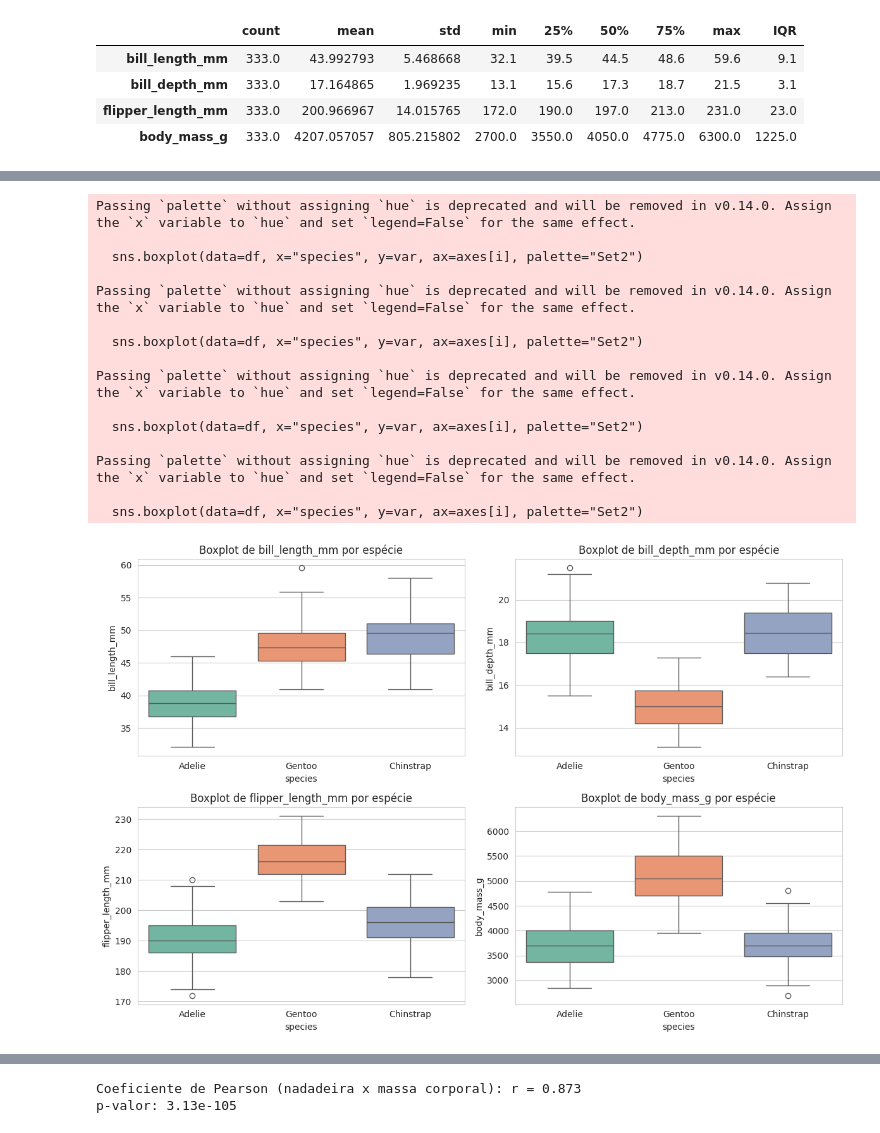
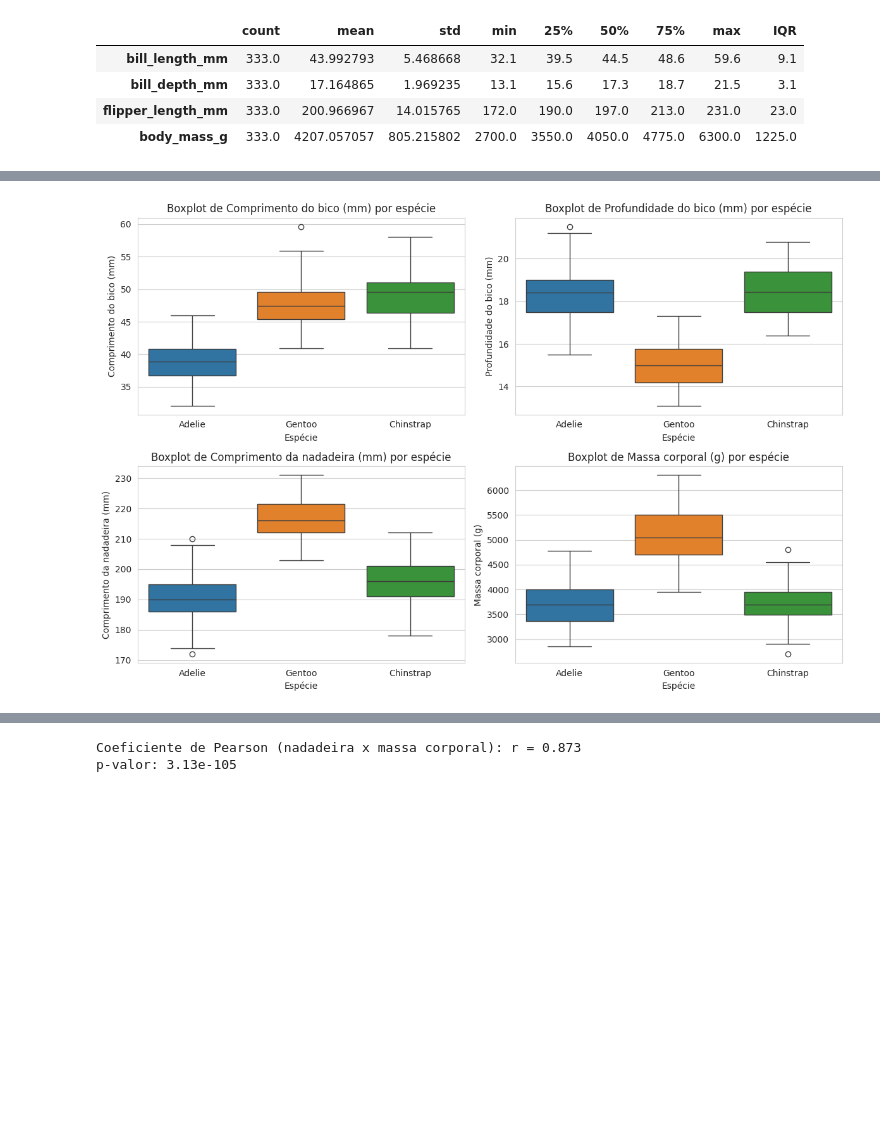
Before and after one commit to babiologa/Bioestat-stica, a Jupyter notebook: Seminário01.ipynb, the cells around one changed output, grey strips where cells are left out. Saved outputs shown, nothing was run; the diff lists cells and outputs as text; code cells hidden in the pictures; blank space fills up the shorter version.

```diff
--- a/Seminário01.ipynb
+++ b/Seminário01.ipynb
@@ -111,13 +124,29 @@ resumo
 | flipper_length_mm | 333.0 | 200.966967 | 14.015765 | 172.0 | 190.0 | 197.0 | 213.0 | 231.0 | 23.0 |
 | body_mass_g | 333.0 | 4207.057057 | 805.215802 | 2700.0 | 3550.0 | 4050.0 | 4775.0 | 6300.0 | 1225.0 |
 # %%
+import pandas as pd
+import matplotlib.pyplot as plt
+
+url = "https://raw.githubusercontent.com/allisonhorst/palmerpenguins/master/inst/extdata/penguins.csv"
+df = pd.read_csv(url)
+df = df.dropna().reset_index(drop=True)
+
+variaveis_quant = ["bill_length_mm", "bill_depth_mm", "flipper_length_mm", "body_mass_g"]
+
+label_map_quant = {
+    "bill_length_mm": "Comprimento do bico (mm)",
+    "bill_depth_mm": "Profundidade do bico (mm)",
+    "flipper_length_mm": "Comprimento da nadadeira (mm)",
+    "body_mass_g": "Massa corporal (g)"
+}
+
 fig, axes = plt.subplots(2, 2, figsize=(12, 8))
 axes = axes.flatten()
 
 for i, var in enumerate(variaveis_quant):
   axes[i].hist(df[var], bins=20, color="steelblue", edgecolor="black")
-  axes[i].set_title(f"Histograma de {var}")
-  axes[i].set_xlabel(var)
+  axes[i].set_title(f"Histograma de {label_map_quant[var]}") # Traduzindo o título
+  axes[i].set_xlabel(label_map_quant[var]) # Traduzindo o label do eixo X
   axes[i].set_ylabel("Frequência")
 
 plt.tight_layout()
@@ -127,28 +156,32 @@ plt.show()
 # %%
+import pandas as pd
+import matplotlib.pyplot as plt
+import seaborn as sns
+
+url = "https://raw.githubusercontent.com/allisonhorst/palmerpenguins/master/inst/extdata/penguins.csv"
+df = pd.read_csv(url)
+df = df.dropna().reset_index(drop=True)
+
+variaveis_quant = ["bill_length_mm", "bill_depth_mm", "flipper_length_mm", "body_mass_g"]
+
+label_map_quant = {
+    "bill_length_mm": "Comprimento do bico (mm)",
+    "bill_depth_mm": "Profundidade do bico (mm)",
+    "flipper_length_mm": "Comprimento da nadadeira (mm)",
+    "body_mass_g": "Massa corporal (g)"
+}
+
 fig, axes = plt.subplots(2,2, figsize=(12,8))
 axes = axes.flatten()
 
 for i, var in enumerate(variaveis_quant):
-  sns.boxplot(data=df, x="species", y=var, ax=axes[i], palette="Set2")
-  axes[i].set_title(f"Boxplot de {var} por espécie")
+  sns.boxplot(data=df, x="species", y=var, ax=axes[i], hue="species", legend=False)
+  axes[i].set_title(f"Boxplot de {label_map_quant[var]} por espécie") # Traduzindo o título
+  axes[i].set_xlabel("Espécie") # Traduzindo o label do eixo X
+  axes[i].set_ylabel(label_map_quant[var]) # Traduzindo o label do eixo Y
 
 plt.tight_layout()
 plt.show()
 # %% [output]
-Passing `palette` without assigning `hue` is deprecated and will be removed in v0.14.0. Assign the `x` variable to `hue` and set `legend=False` for the same effect.
-
-  sns.boxplot(data=df, x="species", y=var, ax=axes[i], palette="Set2")
-
-Passing `palette` without assigning `hue` is deprecated and will be removed in v0.14.0. Assign the `x` variable to `hue` and set `legend=False` for the same effect.
-
-  sns.boxplot(data=df, x="species", y=var, ax=axes[i], palette="Set2")
-
-Passing `palette` without assigning `hue` is deprecated and will be removed in v0.14.0. Assign the `x` variable to `hue` and set `legend=False` for the same effect.
-
-  sns.boxplot(data=df, x="species", y=var, ax=axes[i], palette="Set2")
-
-Passing `palette` without assigning `hue` is deprecated and will be removed in v0.14.0. Assign the `x` variable to `hue` and set `legend=False` for the same effect.
-
-  sns.boxplot(data=df, x="species", y=var, ax=axes[i], palette="Set2")
-[figure, old version]
+[figure, new version]
 # %%
```
Also changed, not shown: parts of 3 cells of this notebook.
